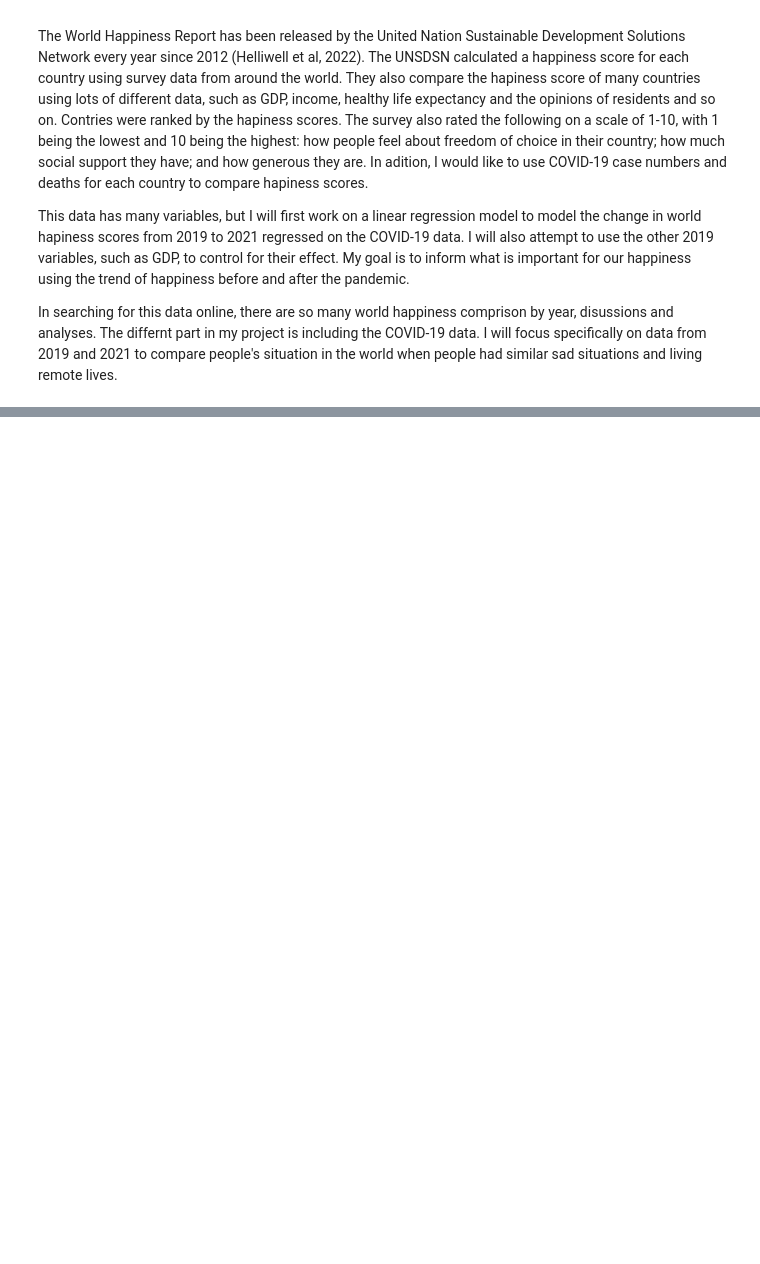
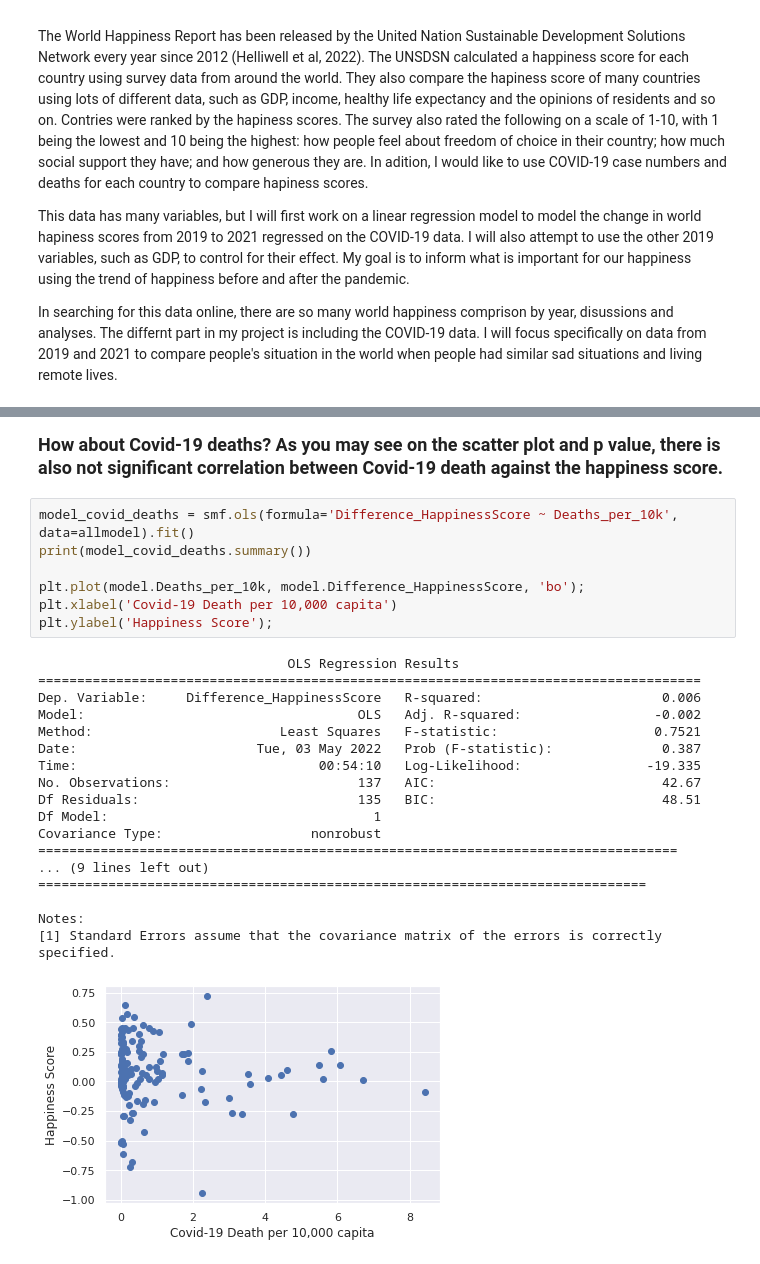
Before and after one commit to yosshiyegg/CSPB_3022, a Jupyter notebook: Final_project_Yoshie.ipynb, the cells around one changed output, grey strips where cells are left out. Cells and saved outputs as stored; diff of their text form; blank space fills up the shorter version.

```diff
--- a/Final_project_Yoshie.ipynb
+++ b/Final_project_Yoshie.ipynb
@@ -172,0 +266,28 @@ Helliwell, J. F., Layard, R., Sachs, J. D., De Neve, J.-E., Aknin, L. B., & Wang
+# %% [markdown]
+<font size="4" ><b>How about Covid-19 deaths? As you may see on the scatter plot and p value, there is also not significant correlation between Covid-19 death against the happiness score. </b></font>
+# %%
+model_covid_deaths = smf.ols(formula='Difference_HappinessScore ~ Deaths_per_10k', data=allmodel).fit()
+print(model_covid_deaths.summary())
+
+plt.plot(model.Deaths_per_10k, model.Difference_HappinessScore, 'bo');
+plt.xlabel('Covid-19 Death per 10,000 capita')
+plt.ylabel('Happiness Score');
+# %% [output]
+                                OLS Regression Results
+=====================================================================================
+Dep. Variable:     Difference_HappinessScore   R-squared:                       0.006
+Model:                                   OLS   Adj. R-squared:                 -0.002
+Method:                        Least Squares   F-statistic:                    0.7521
+Date:                       Tue, 03 May 2022   Prob (F-statistic):              0.387
+Time:                               00:54:10   Log-Likelihood:                -19.335
+No. Observations:                        137   AIC:                             42.67
+Df Residuals:                            135   BIC:                             48.51
+Df Model:                                  1
+Covariance Type:                   nonrobust
+==================================================================================
+... (9 lines left out)
+==============================================================================
+
+Notes:
+[1] Standard Errors assume that the covariance matrix of the errors is correctly specified.
+[figure, added]
```
Also changed, not shown: parts of 33 cells of this notebook, 3 other files.
